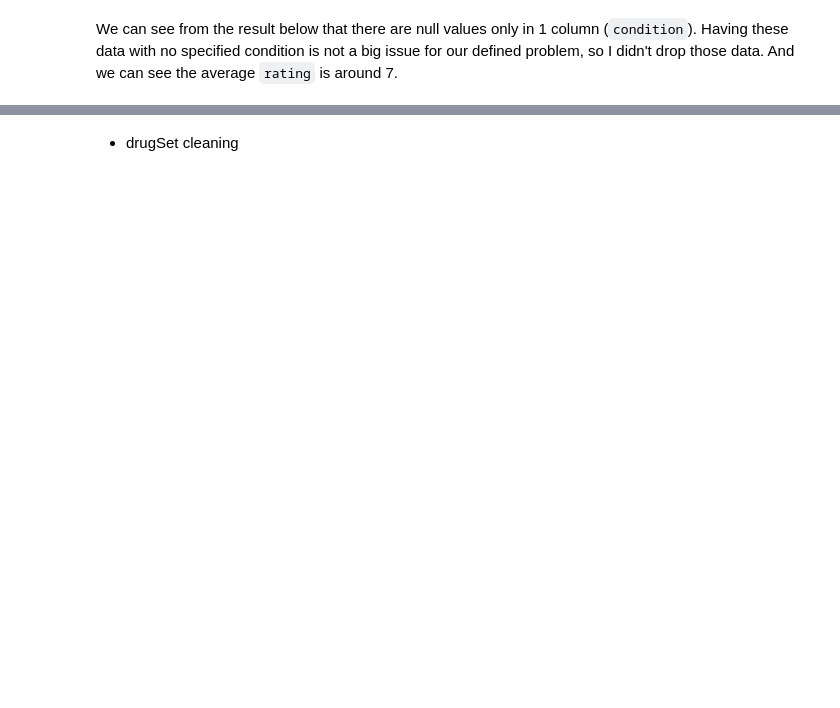
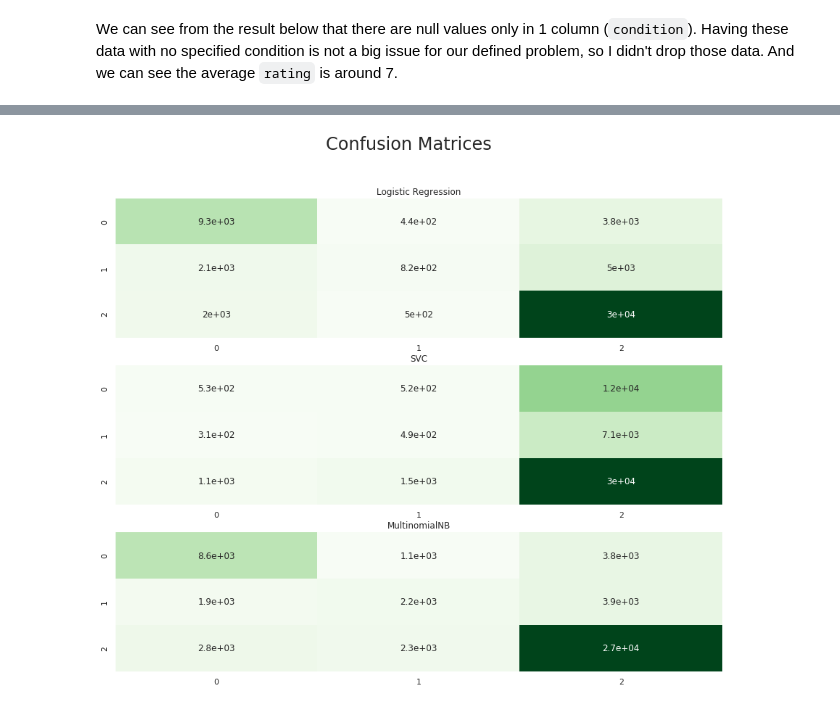
Before and after one commit to Rispolyv0n/FDA-hw4, a Jupyter notebook: hw4-Copy1.ipynb, the cells around one changed output, grey strips where cells are left out. Cells and saved outputs as stored; diff of their text form; code cells hidden in the pictures; blank space fills up the shorter version.

```diff
--- a/hw4-Copy1.ipynb
+++ b/hw4-Copy1.ipynb
@@ -538,21 +557,29 @@ print(datetime.datetime.now())
 # %%
-# tfidf - naive bayes
+# count - naive bayes
 
 from sklearn.naive_bayes import MultinomialNB
 
 print(datetime.datetime.now())
 print('\n')
 
+print('--- MultinomialNB - word count ---\n')
+
 nb_model = MultinomialNB()
-nb_model.fit(data_train_x, train_df['polarity'])
+nb_model.fit(data_train_x_count, train_df['polarity'])
 
-predict_train_y = nb_model.predict(data_train_x)
+nb2_predict_train_y = nb_model.predict(data_train_x_count)
 print('training accuracy:')
-print(accuracy_score(train_df['polarity'], predict_train_y))
+print(accuracy_score(train_df['polarity'], nb2_predict_train_y))
 
-svc_predict_test_y = nb_model.predict(data_test_x)
+nb2_predict_test_y = nb_model.predict(data_test_x_count)
 print('\ntesting accuracy:')
-print(accuracy_score(test_df['polarity'], svc_predict_test_y))
+print(accuracy_score(test_df['polarity'], nb2_predict_test_y))
+
+print('\nprecision, recall, fbeta-score:')
+print(precision_recall_fscore_support(test_df['polarity'], nb2_predict_test_y, average='weighted'))
+print('\nconfusion matrix(tn, fp, fn, tp):')
+cm_nb = confusion_matrix(test_df['polarity'], nb2_predict_test_y)
+print(cm_nb)
 
 print('\n')
 print(datetime.datetime.now())
@@ -616,2 +604,17 @@ testing accuracy:
-# %% [markdown]
-- drugSet cleaning
+# %%
+plt.figure(figsize=(15,12))
+plt.suptitle("Confusion Matrices",fontsize=24)
+
+plt.subplot(3,1,1)
+plt.title("Logistic Regression")
+sns.heatmap(cm_lr, annot = True, cmap="Greens",cbar=False);
+
+plt.subplot(3,1,2)
+plt.title("SVC")
+sns.heatmap(cm_svc, annot = True, cmap="Greens",cbar=False);
+
+plt.subplot(3,1,3)
+plt.title("MultinomialNB")
+sns.heatmap(cm_nb, annot = True, cmap="Greens",cbar=False);
+# %% [output]
+[figure, added]
```
Also changed, not shown: parts of 18 cells of this notebook, 1 other file.
